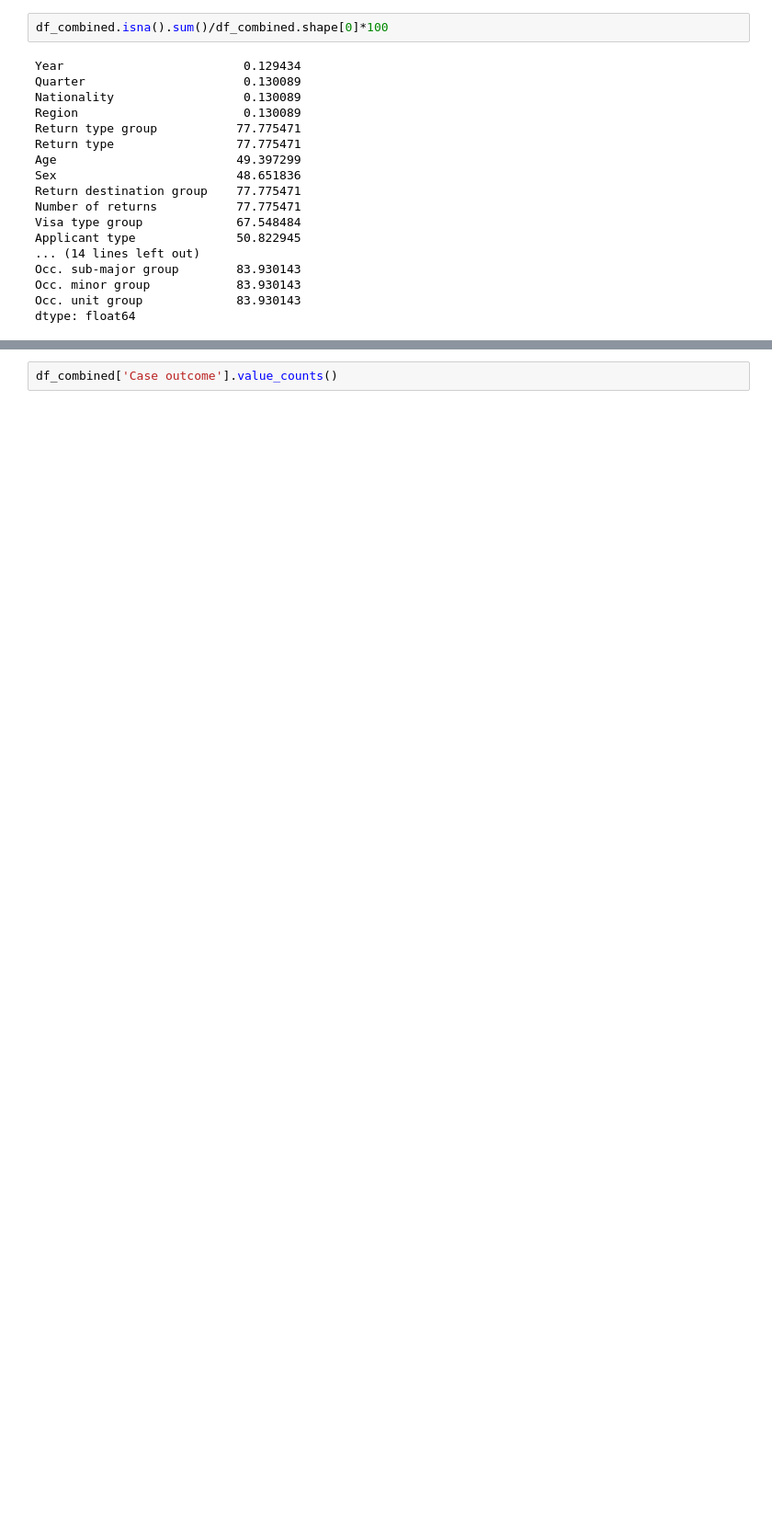
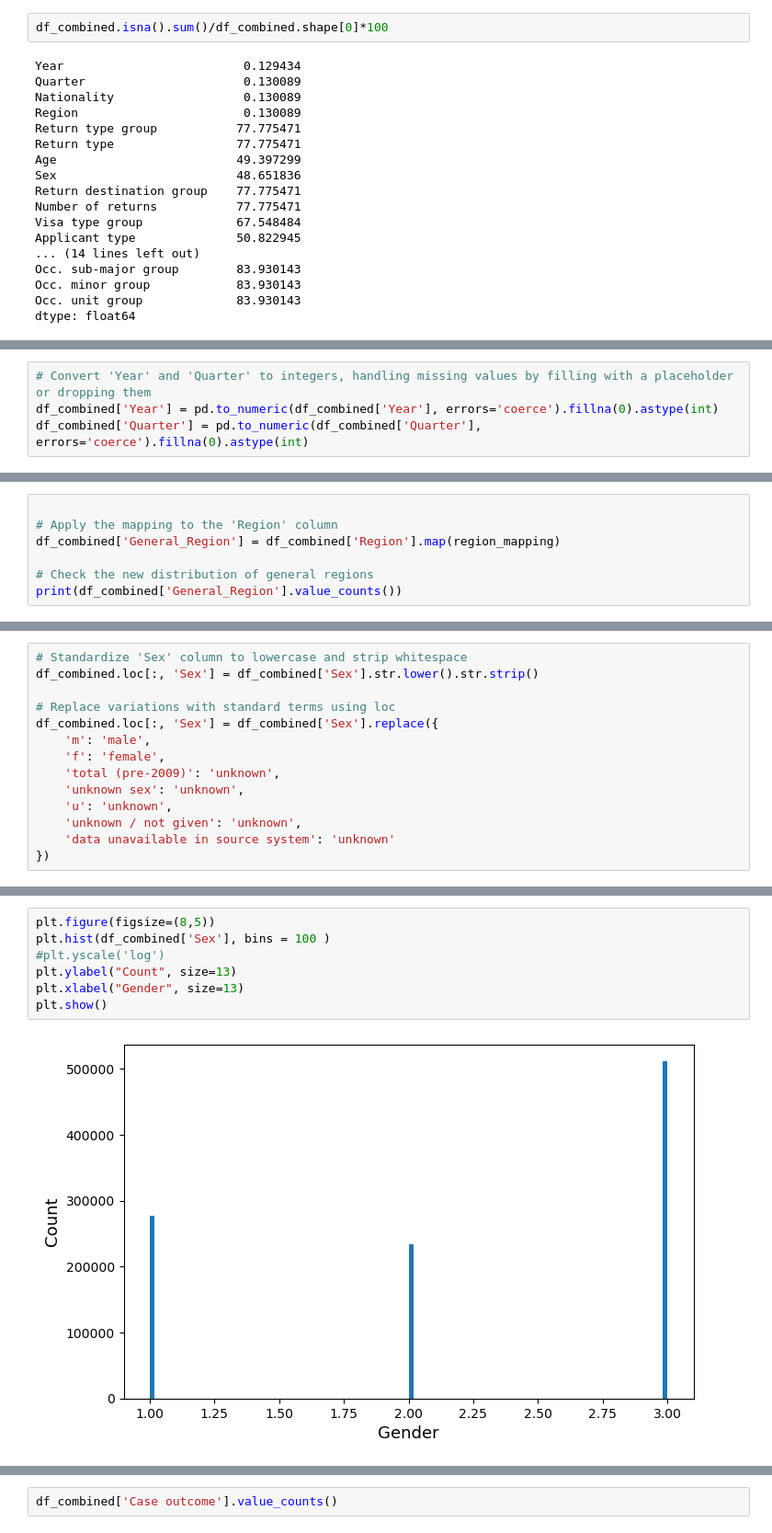
Before and after one commit to psmith1011/CS_UK_Immigration, a Jupyter notebook: Notebook_Code_Files/CS_UK_Immigration_PSmith.ipynb, the cells around one changed output, grey strips where cells are left out. Shown at 92% size. Saved outputs shown, nothing was run; the diff lists cells and outputs as text; blank space fills up the shorter version.

```diff
--- a/Notebook_Code_Files/CS_UK_Immigration_PSmith.ipynb
+++ b/Notebook_Code_Files/CS_UK_Immigration_PSmith.ipynb
@@ -445,0 +426,4 @@ dtype: float64
+# %%
+# Convert 'Year' and 'Quarter' to integers, handling missing values by filling with a placeholder or dropping them
+df_combined['Year'] = pd.to_numeric(df_combined['Year'], errors='coerce').fillna(0).astype(int)
+df_combined['Quarter'] = pd.to_numeric(df_combined['Quarter'], errors='coerce').fillna(0).astype(int)
@@ -445,0 +530,7 @@ dtype: float64
+# %%
+
+# Apply the mapping to the 'Region' column
+df_combined['General_Region'] = df_combined['Region'].map(region_mapping)
+
+# Check the new distribution of general regions
+print(df_combined['General_Region'].value_counts())
@@ -445,0 +567,14 @@ dtype: float64
+# %%
+# Standardize 'Sex' column to lowercase and strip whitespace
+df_combined.loc[:, 'Sex'] = df_combined['Sex'].str.lower().str.strip()
+
+# Replace variations with standard terms using loc
+df_combined.loc[:, 'Sex'] = df_combined['Sex'].replace({
+    'm': 'male',
+    'f': 'female',
+    'total (pre-2009)': 'unknown',
+    'unknown sex': 'unknown',
+    'u': 'unknown',
+    'unknown / not given': 'unknown',
+    'data unavailable in source system': 'unknown'
+})
@@ -445,0 +624,9 @@ dtype: float64
+# %%
+plt.figure(figsize=(8,5))
+plt.hist(df_combined['Sex'], bins = 100 )
+#plt.yscale('log')
+plt.ylabel("Count", size=13)
+plt.xlabel("Gender", size=13)
+plt.show()
+# %% [output]
+[figure, added]
```
Also changed, not shown: parts of 98 cells of this notebook, 1 other file.
